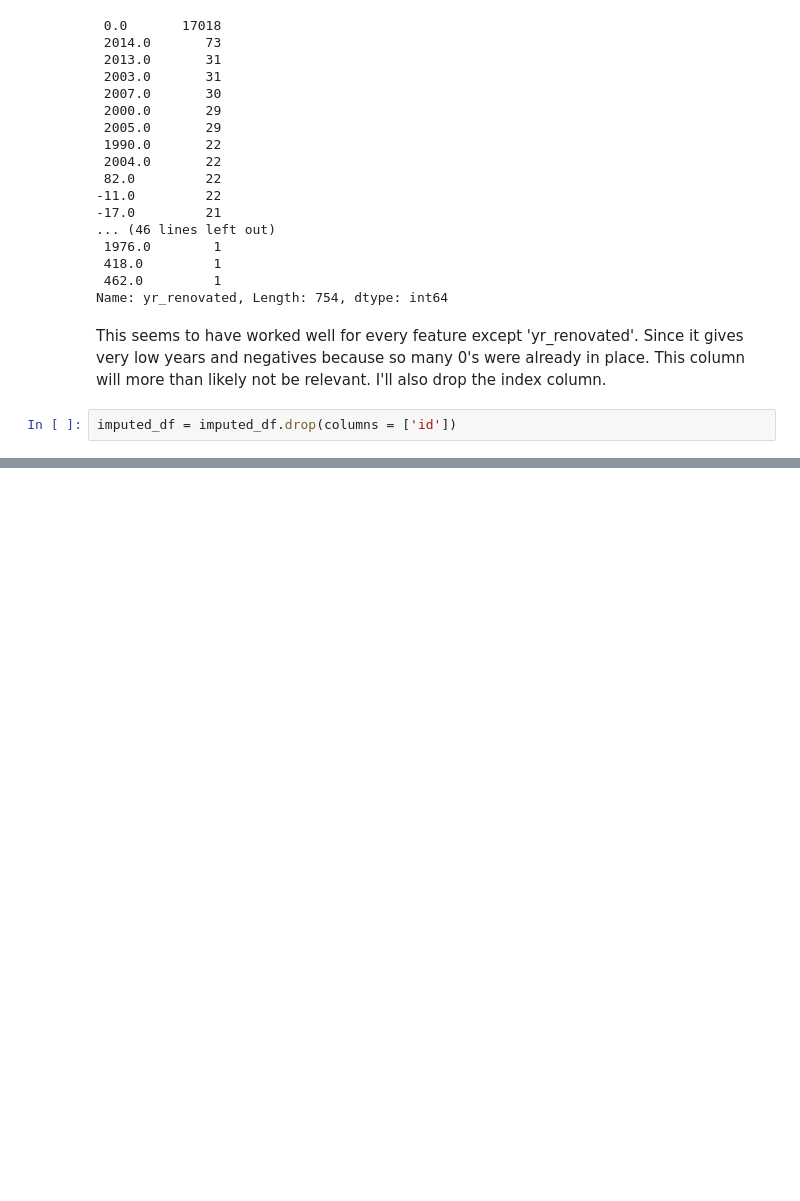
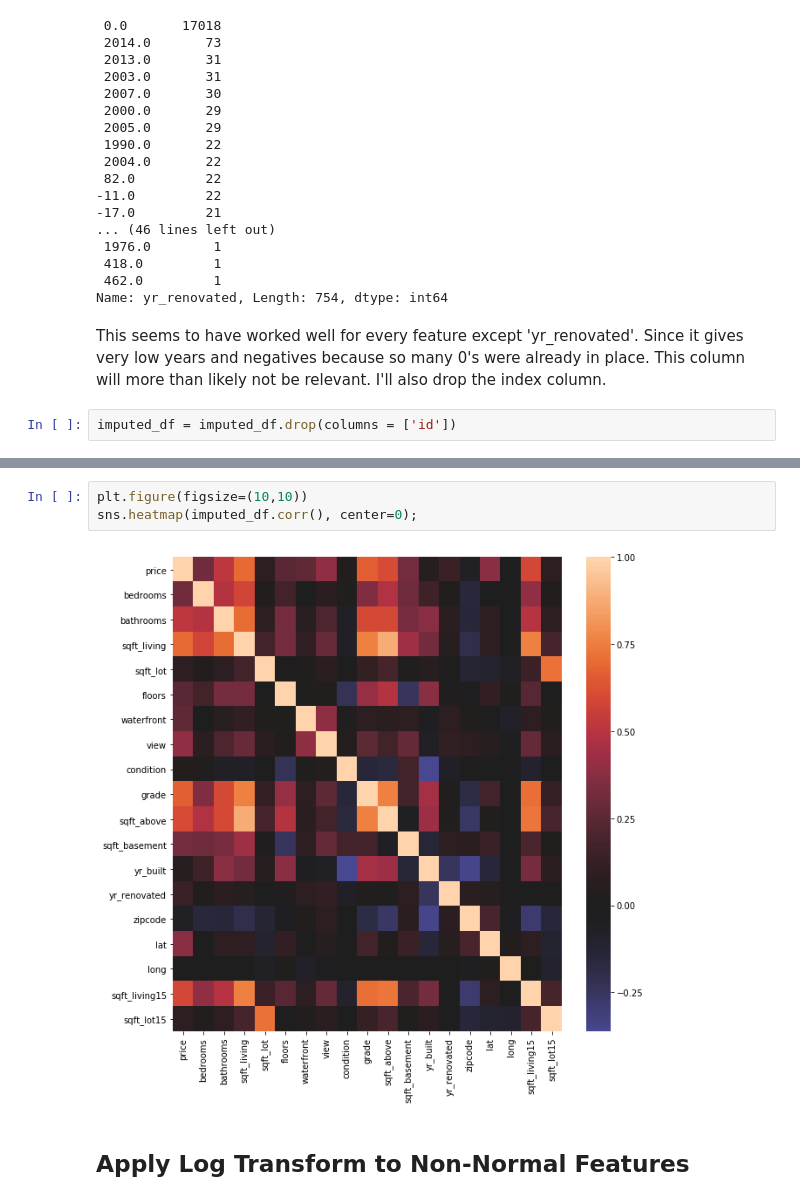
Before and after one commit to andymdc31/flatiron_project1, a Jupyter notebook: flatiron_project1/dsc-v2-mod1-final-project-online-ds-ft-081219/student.ipynb, the cells around one changed output, grey strips where cells are left out. Drawn from its saved outputs; the diff is of its cells as text; blank space fills up the shorter version.

```diff
--- a/flatiron_project1/dsc-v2-mod1-final-project-online-ds-ft-081219/student.ipynb
+++ b/flatiron_project1/dsc-v2-mod1-final-project-online-ds-ft-081219/student.ipynb
@@ -264,0 +375,7 @@ plt.show()
+# %%
+plt.figure(figsize=(10,10))
+sns.heatmap(imputed_df.corr(), center=0);
+# %% [output]
+[figure, added]
+# %% [markdown]
+## Apply Log Transform to Non-Normal Features
```
Also changed, not shown: parts of 20 cells of this notebook.
